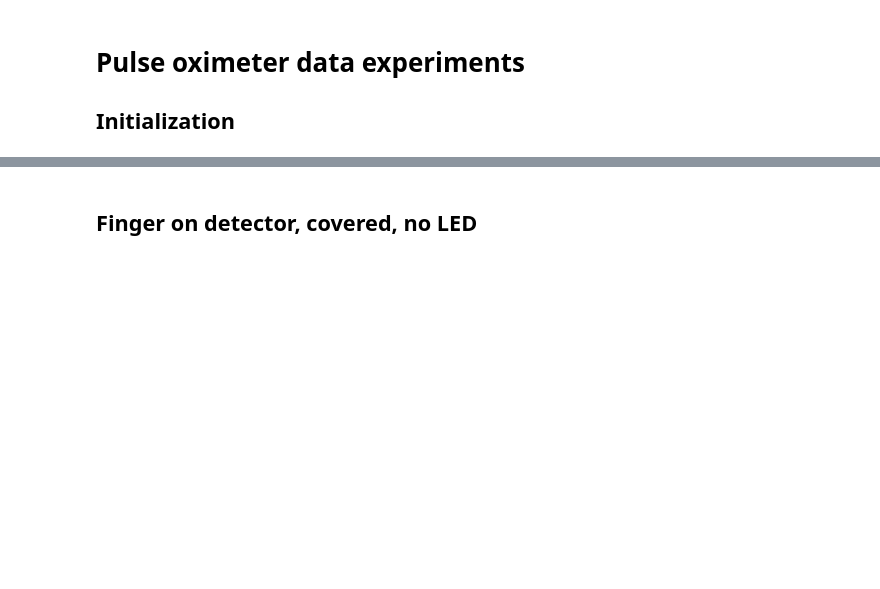
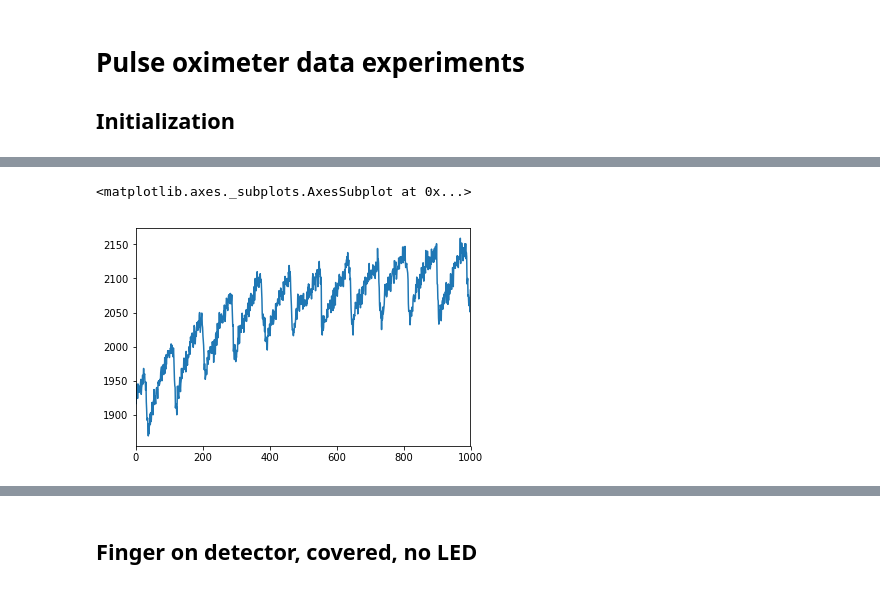
Before and after one commit to IRNAS/pulseox-firmware, a Jupyter notebook: experiments/Data experiments.ipynb, the cells around one changed output, grey strips where cells are left out. Saved outputs shown, nothing was run; the diff lists cells and outputs as text; code cells hidden in the pictures; blank space fills up the shorter version.

```diff
--- a/experiments/Data experiments.ipynb
+++ b/experiments/Data experiments.ipynb
@@ -44,0 +53,8 @@ def load_dataset(filename):
+# %%
+data_covered_ir_led = load_dataset('data-finger-ir-led.txt')[:1000]
+# %%
+# Show raw data.
+data_covered_ir_led['raw'].plot()
+# %% [output]
+<matplotlib.axes._subplots.AxesSubplot at 0x...>
+[figure, added]
```
Also changed, not shown: parts of 4 cells of this notebook, 1 other file.
